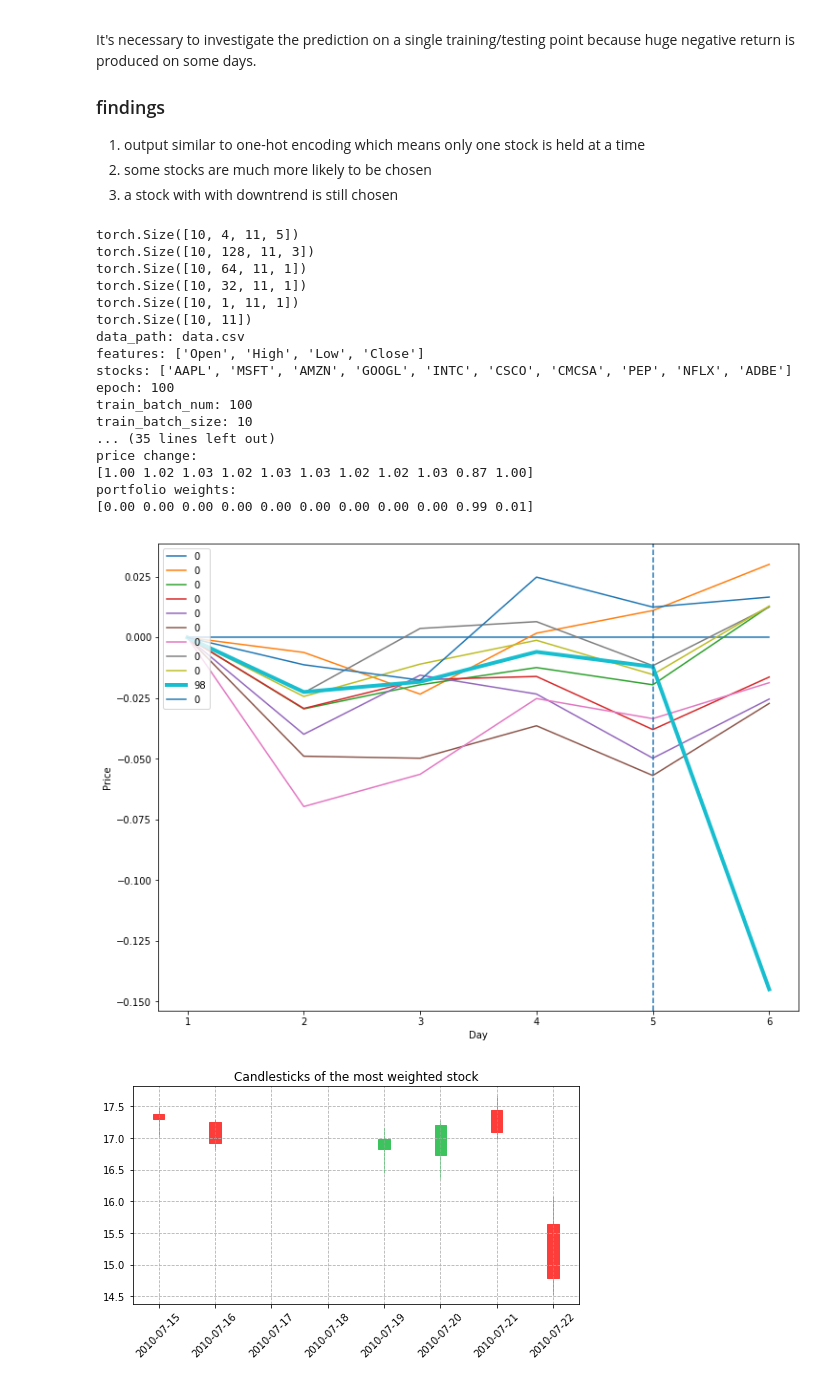
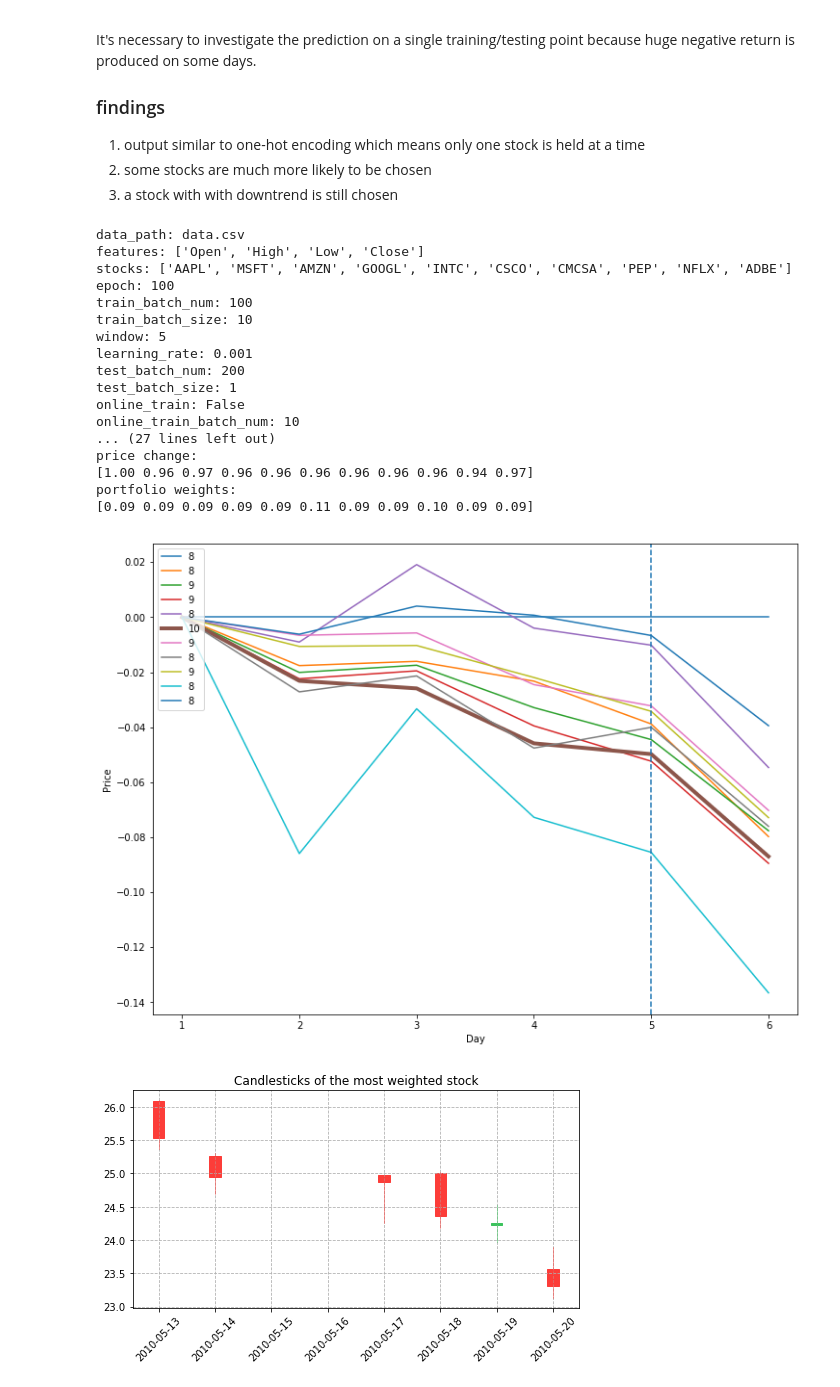
Before and after one commit to yanxurui/portfolio, a Jupyter notebook: analysis.ipynb, the cells around one changed output. Drawn from its saved outputs; the diff is of its cells as text; code cells hidden in the pictures.

```diff
--- a/analysis.ipynb
+++ b/analysis.ipynb
@@ -87,7 +87,7 @@ import config_global
 from config_global import *
 np.set_printoptions(precision=2, suppress=True, floatmode='fixed')
 
-save_dir = Path('exp/baseline')
+save_dir = Path('exp/dev')
 
 # load model
 shutil.copy(save_dir.joinpath('config.py'), './') # copy and overwrite
@@ -129,41 +129,41 @@ def case(save_dir, k=0):
     fig3, ax3 = plt.subplots(figsize=(12, 9))
     ax3.set_xlabel('Day')
     ax3.set_ylabel('Price')
     df = pd.DataFrame(closing).T
     df.index += 1
     # df.plot(ax=ax3)
     for i, c in enumerate(df.columns):
         if i == stock_idx:
             ax3.plot(df[c], label='{:d}'.format(int(output[i]*100)), linewidth=4.0)
         else:
             ax3.plot(df[c], label='{:d}'.format(int(output[i]*100)))
     ax3.axvline(df.index[-2], linestyle='--')
     ax3.legend(loc='upper left')
 
     # access data_raw directly instead of using X in order to get date and raw price
     d = pd.DataFrame({f:data.data_raw[f].iloc[begin:end, stock_idx-1] for f in ['Open', 'High', 'Low', 'Close']})
     d.reset_index(inplace=True)
     d.Date = date2num(d.Date)
     candle(d.values, title='Candlesticks of the most weighted stock')
 
 case(save_dir, 0)
 # %% [output]
-torch.Size([10, 4, 11, 5])
-torch.Size([10, 128, 11, 3])
-torch.Size([10, 64, 11, 1])
-torch.Size([10, 32, 11, 1])
-torch.Size([10, 1, 11, 1])
-torch.Size([10, 11])
 data_path: data.csv
 features: ['Open', 'High', 'Low', 'Close']
 stocks: ['AAPL', 'MSFT', 'AMZN', 'GOOGL', 'INTC', 'CSCO', 'CMCSA', 'PEP', 'NFLX', 'ADBE']
 epoch: 100
 train_batch_num: 100
 train_batch_size: 10
-... (35 lines left out)
+window: 5
+learning_rate: 0.001
+test_batch_num: 200
+test_batch_size: 1
+online_train: False
+online_train_batch_num: 10
+... (27 lines left out)
 price change:
-[1.00 1.02 1.03 1.02 1.03 1.03 1.02 1.02 1.03 0.87 1.00]
+[1.00 0.96 0.97 0.96 0.96 0.96 0.96 0.96 0.96 0.94 0.97]
 portfolio weights:
-[0.00 0.00 0.00 0.00 0.00 0.00 0.00 0.00 0.00 0.99 0.01]
+[0.09 0.09 0.09 0.09 0.09 0.11 0.09 0.09 0.10 0.09 0.09]
-[figure, old version]
+[figure, new version]
-[figure, old version]
+[figure, new version]
```
Also changed, not shown: parts of 2 cells of this notebook, 4 other files.
